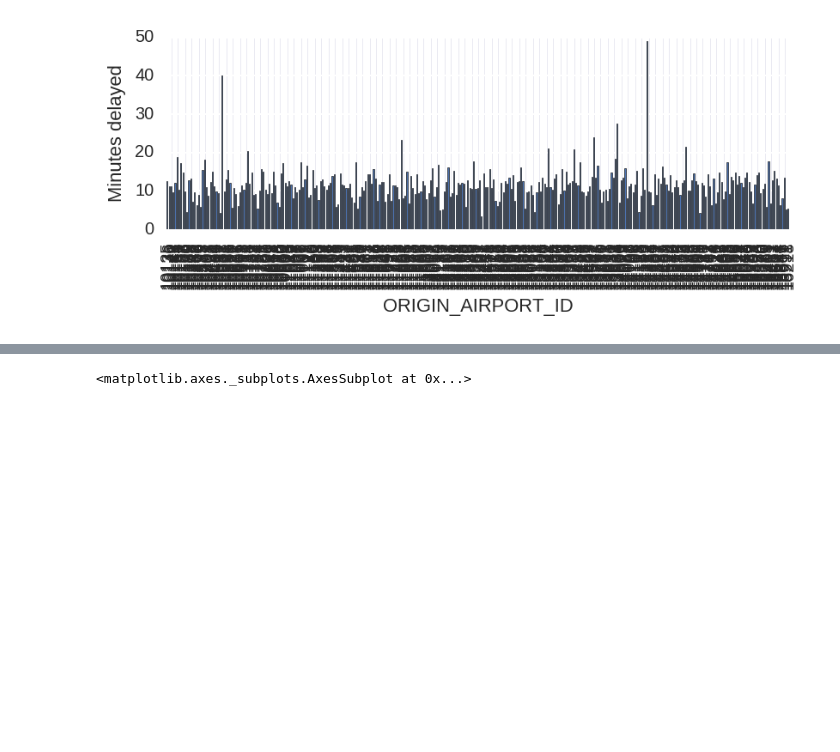
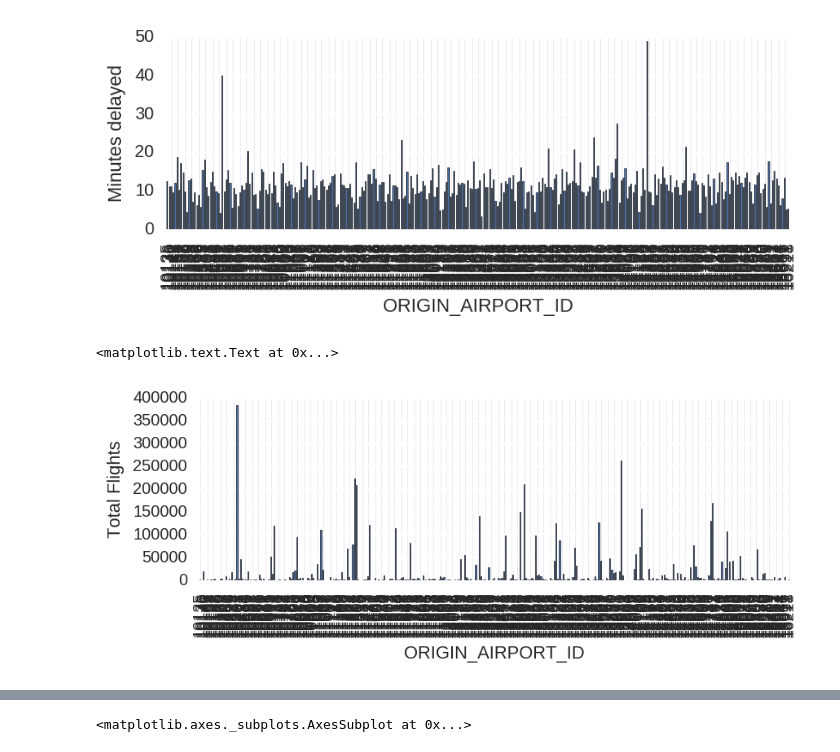
Before and after one commit to skarthas/DontDelay, a Jupyter notebook: DontDelay.ipynb, the cells around one changed output, grey strips where cells are left out. Saved outputs shown, nothing was run; the diff lists cells and outputs as text; code cells hidden in the pictures; blank space fills up the shorter version.

```diff
--- a/DontDelay.ipynb
+++ b/DontDelay.ipynb
@@ -93,4 +124,10 @@ plt_UA.set_ylabel('Minutes delayed')
 # %% [output]
 <matplotlib.text.Text at 0x...>
 [figure]
+# %%
+plt_UAflights = df_2016.groupby('ORIGIN_AIRPORT_ID')['DAY_OF_WEEK'].count().plot.bar(figsize=(6.5,2))
+plt_UAflights.set_ylabel('Total Flights')
+# %% [output]
+<matplotlib.text.Text at 0x...>
+[figure, added]
 # %%
```
Also changed, not shown: parts of 41 cells of this notebook.
